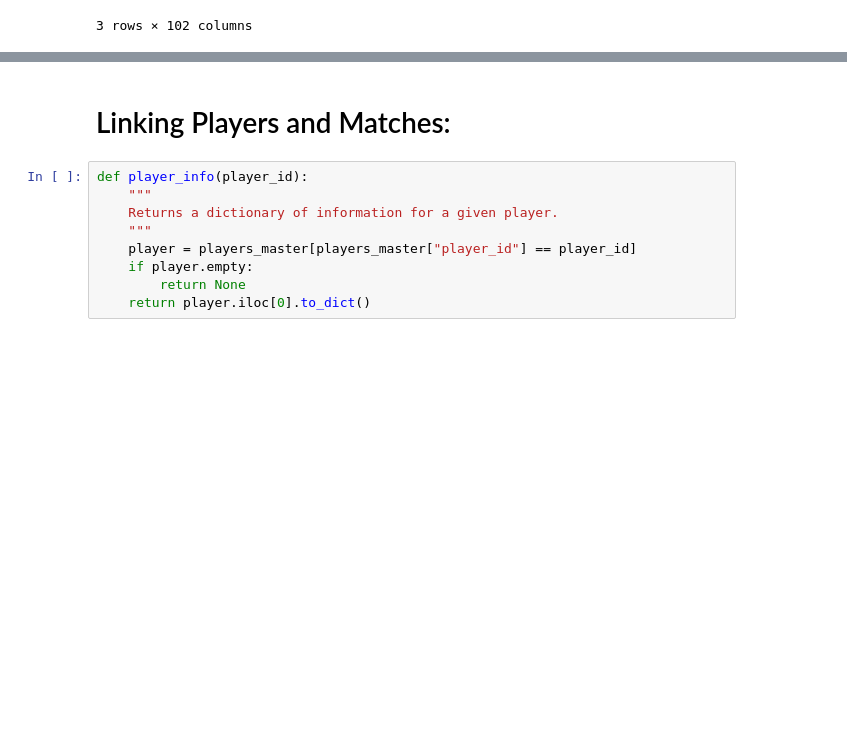
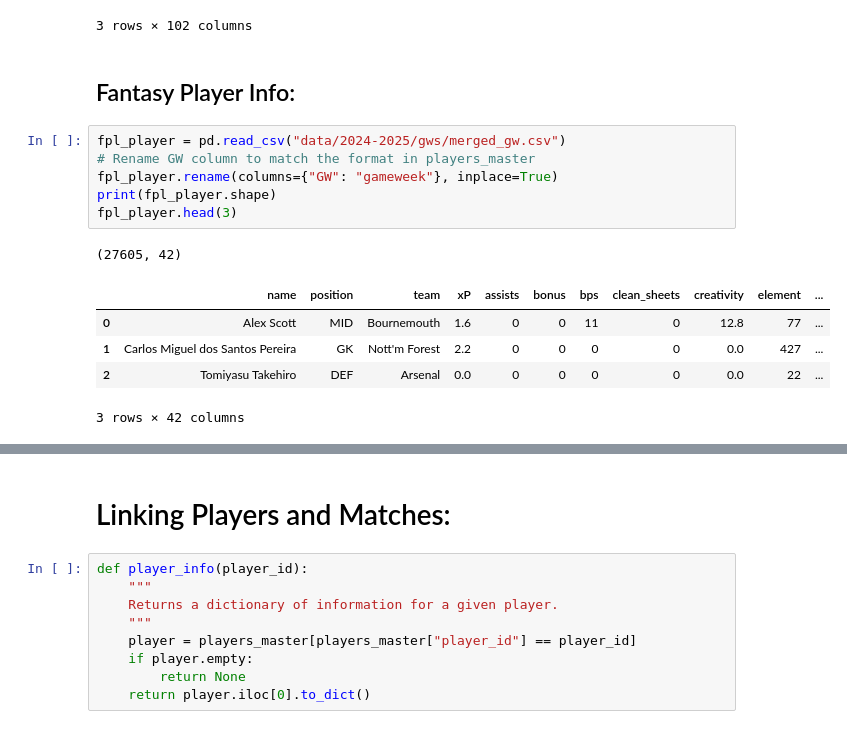
Before and after one commit to williamdee1/FPL-Elo-Insights, a Jupyter notebook: exploration.ipynb, the cells around one changed output, grey strips where cells are left out. Saved outputs shown, nothing was run; the diff lists cells and outputs as text; blank space fills up the shorter version.

Commit message:
Basic ML Model and Data Processing

```diff
--- a/exploration.ipynb
+++ b/exploration.ipynb
@@ -116,3 +126,18 @@ matches.head(3)
 | 1 | 1 | 2024-08-16T19:00:00 | 1 | 1779.04 | 1.0 | 0.0 | 54 | 1716.28 | ... |
 | 2 | 1 | 2024-08-17T14:00:00 | 3 | 1946.90 | 2.0 | 0.0 | 39 | 1677.86 | ... |
 3 rows × 102 columns
+# %% [markdown]
+## Fantasy Player Info:
+# %%
+fpl_player = pd.read_csv("data/2024-2025/gws/merged_gw.csv")
+# Rename GW column to match the format in players_master
+fpl_player.rename(columns={"GW": "gameweek"}, inplace=True)
+print(fpl_player.shape)
+fpl_player.head(3)
+# %% [output]
+(27605, 42)
+|  | name | position | team | xP | assists | bonus | bps | clean_sheets | creativity | element | ... |
+| 0 | Alex Scott | MID | Bournemouth | 1.6 | 0 | 0 | 11 | 0 | 12.8 | 77 | ... |
+| 1 | Carlos Miguel dos Santos Pereira | GK | Nott'm Forest | 2.2 | 0 | 0 | 0 | 0 | 0.0 | 427 | ... |
+| 2 | Tomiyasu Takehiro | DEF | Arsenal | 0.0 | 0 | 0 | 0 | 0 | 0.0 | 22 | ... |
+3 rows × 42 columns
```
Also changed, not shown: parts of 9 cells of this notebook, 6 other files.
